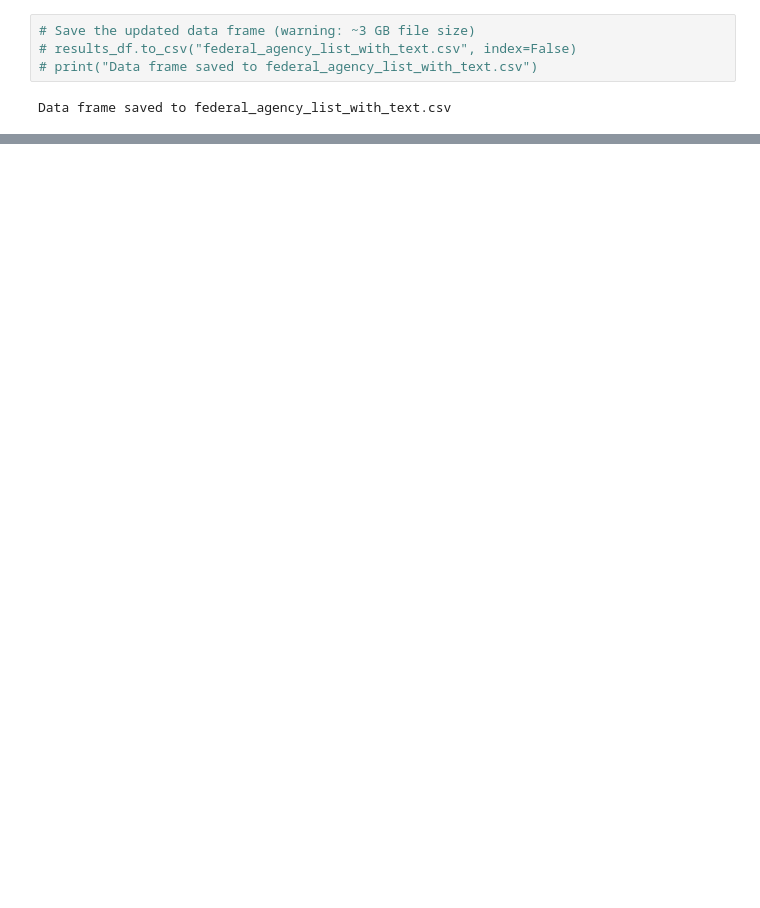
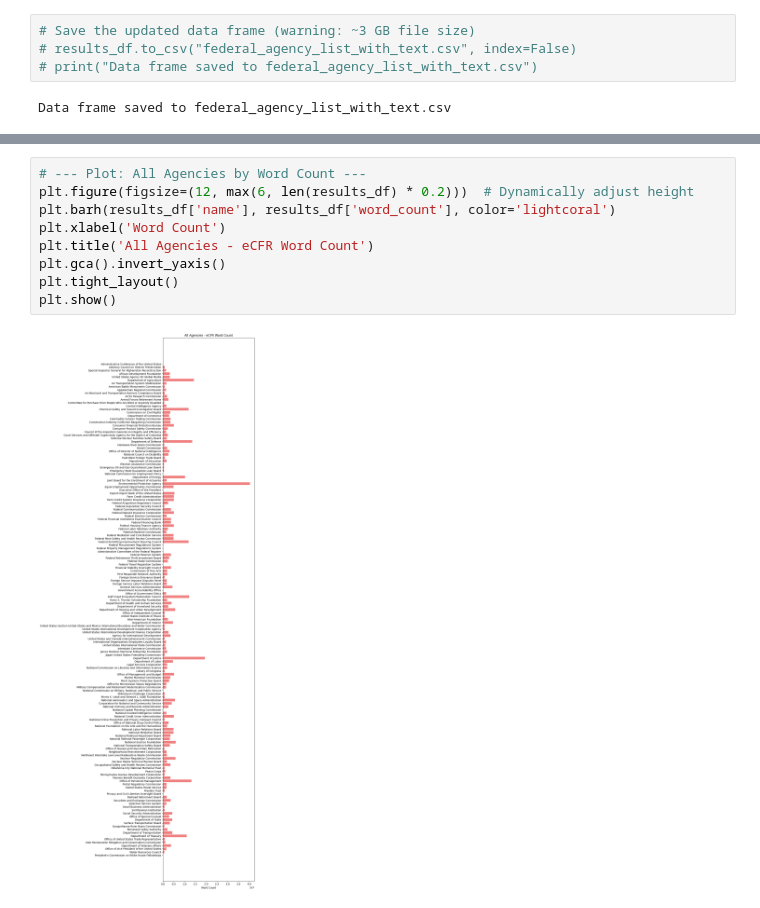
Before and after one commit to bkaewell/doge, a Jupyter notebook: federal_regulations_insights.ipynb, the cells around one changed output, grey strips where cells are left out. Drawn from its saved outputs; the diff is of its cells as text; blank space fills up the shorter version.

```diff
--- a/federal_regulations_insights.ipynb
+++ b/federal_regulations_insights.ipynb
@@ -254,0 +288,11 @@ Saved Department of Defense data to federal_agency_texts/Department_of_Defense.c
+# %%
+# --- Plot: All Agencies by Word Count ---
+plt.figure(figsize=(12, max(6, len(results_df) * 0.2)))  # Dynamically adjust height
+plt.barh(results_df['name'], results_df['word_count'], color='lightcoral')
+plt.xlabel('Word Count')
+plt.title('All Agencies - eCFR Word Count')
+plt.gca().invert_yaxis()
+plt.tight_layout()
+plt.show()
+# %% [output]
+[figure, added]
```
Also changed, not shown: parts of 3 cells of this notebook.
